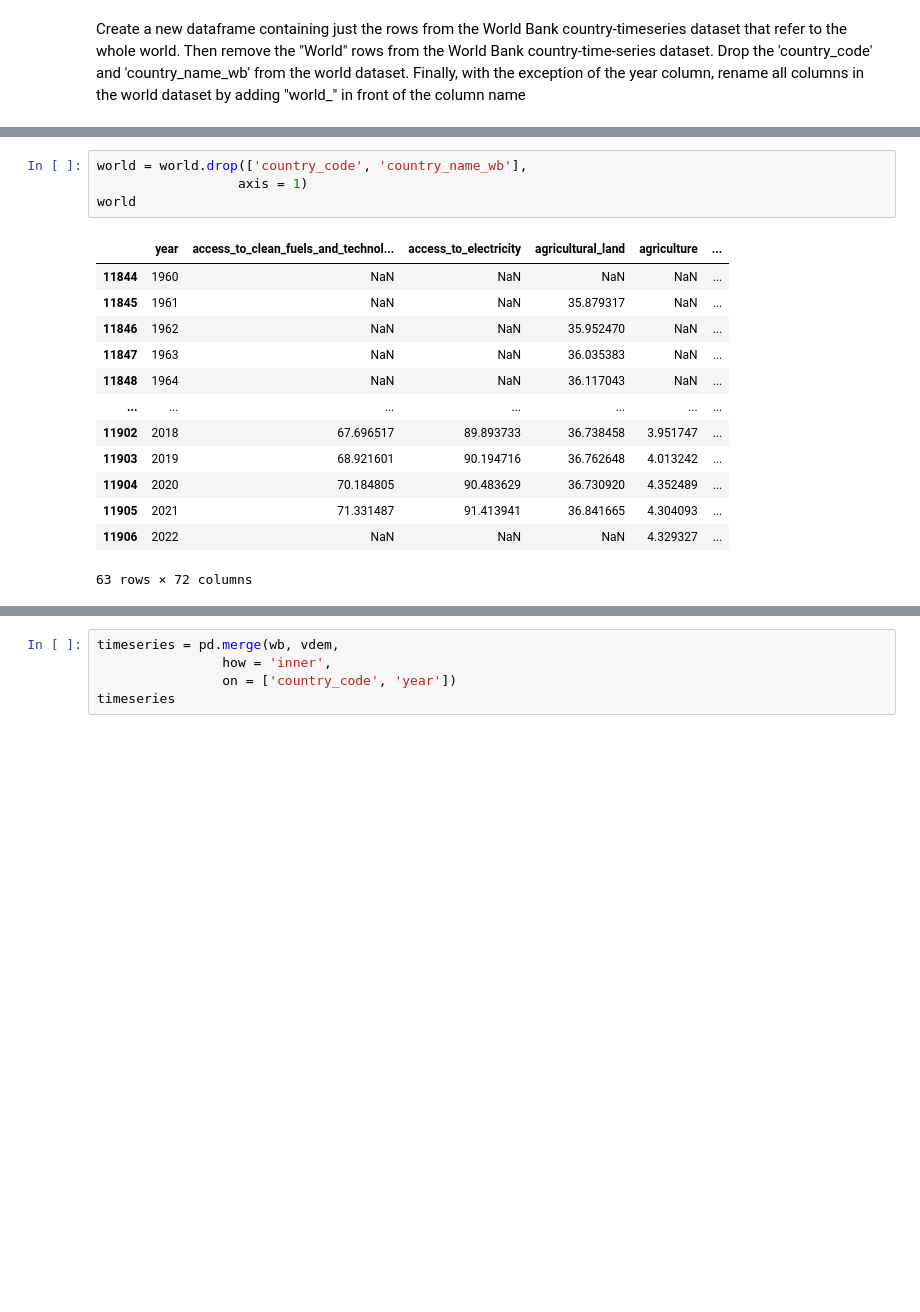
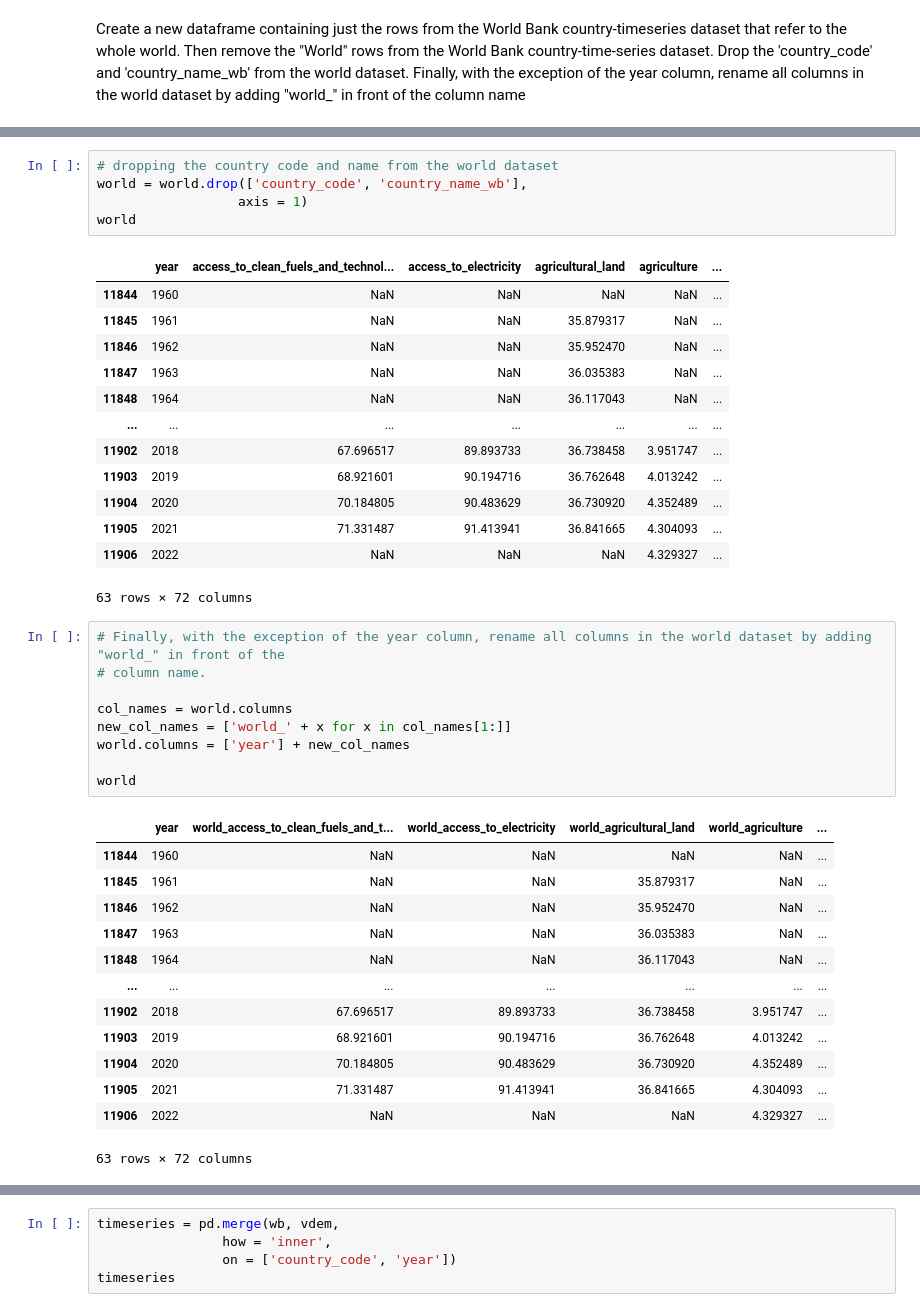
Before and after one commit to eanelson01/Lab3, a Jupyter notebook: lab3_notebook.ipynb, the cells around one changed output, grey strips where cells are left out. Cells and saved outputs as stored; diff of their text form; blank space fills up the shorter version.

```diff
--- a/lab3_notebook.ipynb
+++ b/lab3_notebook.ipynb
@@ -458,6 +470,7 @@ wb
 | 12221 | ZWE | Zimbabwe | 2022 | NaN | NaN | NaN | ... |
 12159 rows × 74 columns
 # %%
+# dropping the country code and name from the world dataset
 world = world.drop(['country_code', 'country_name_wb'],
                   axis = 1)
 world
@@ -475,4 +488,27 @@ world
 | 11905 | 2021 | 71.331487 | 91.413941 | 36.841665 | 4.304093 | ... |
 | 11906 | 2022 | NaN | NaN | NaN | 4.329327 | ... |
 63 rows × 72 columns
+# %%
+# Finally, with the exception of the year column, rename all columns in the world dataset by adding "world_" in front of the
+# column name.
+
+col_names = world.columns
+new_col_names = ['world_' + x for x in col_names[1:]]
+world.columns = ['year'] + new_col_names
+
+world
+# %% [output]
+|  | year | world_access_to_clean_fuels_and_t... | world_access_to_electricity | world_agricultural_land | world_agriculture | ... |
+| 11844 | 1960 | NaN | NaN | NaN | NaN | ... |
+| 11845 | 1961 | NaN | NaN | 35.879317 | NaN | ... |
+| 11846 | 1962 | NaN | NaN | 35.952470 | NaN | ... |
+| 11847 | 1963 | NaN | NaN | 36.035383 | NaN | ... |
+| 11848 | 1964 | NaN | NaN | 36.117043 | NaN | ... |
+| ... | ... | ... | ... | ... | ... | ... |
+| 11902 | 2018 | 67.696517 | 89.893733 | 36.738458 | 3.951747 | ... |
+| 11903 | 2019 | 68.921601 | 90.194716 | 36.762648 | 4.013242 | ... |
+| 11904 | 2020 | 70.184805 | 90.483629 | 36.730920 | 4.352489 | ... |
+| 11905 | 2021 | 71.331487 | 91.413941 | 36.841665 | 4.304093 | ... |
+| 11906 | 2022 | NaN | NaN | NaN | 4.329327 | ... |
+63 rows × 72 columns
 # %% [markdown]
```
Also changed, not shown: parts of 59 cells of this notebook, 1 other file.
